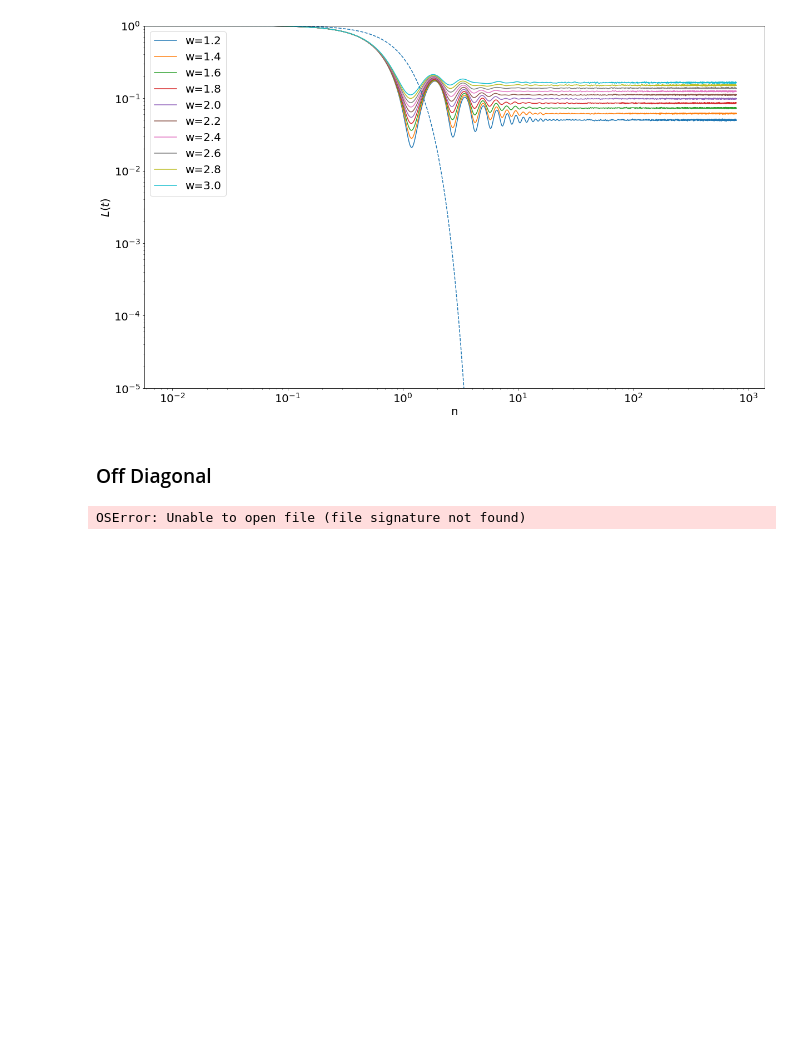
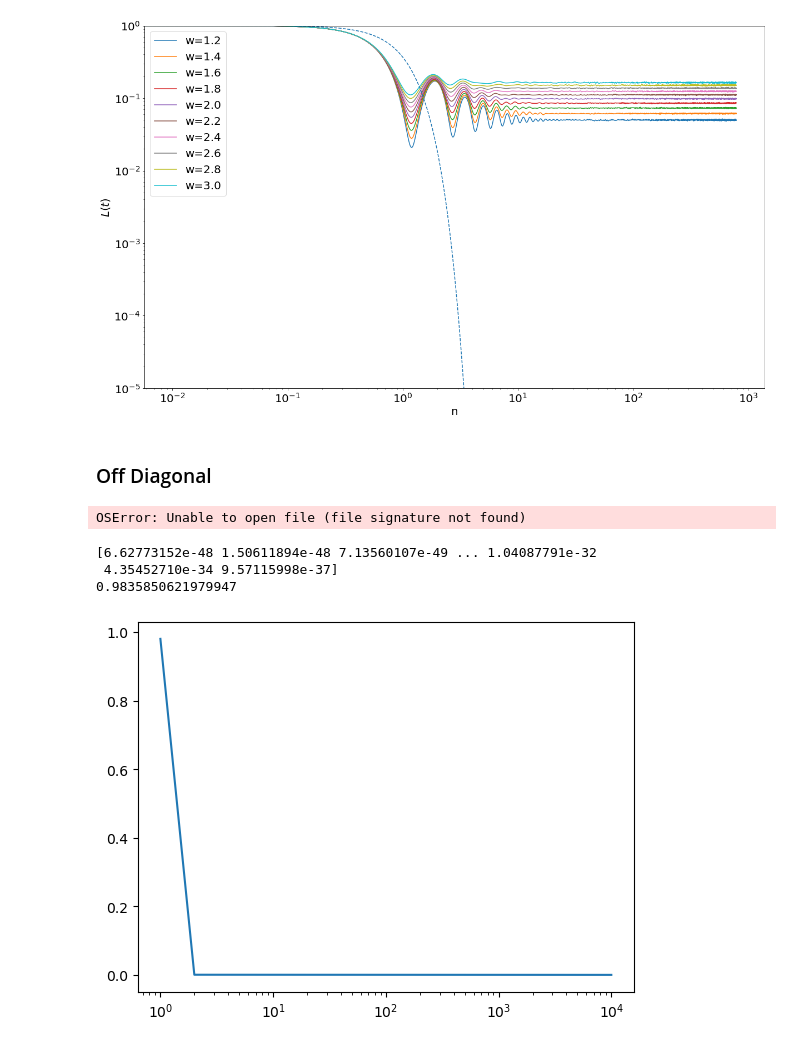
Before and after one commit to GOW7527/MSc-Project, a Jupyter notebook: Cluster/data_analysis.ipynb, the cells around one changed output. Saved outputs shown, nothing was run; the diff lists cells and outputs as text; code cells hidden in the pictures; blank space fills up the shorter version.

```diff
--- a/Cluster/data_analysis.ipynb
+++ b/Cluster/data_analysis.ipynb
@@ -186,3 +186,64 @@ for sd in SD:
     f.close
 # %% [output]
 OSError: Unable to open file (file signature not found)
+# %%
+#Anderson Model
+import numpy as np
+import matplotlib.pyplot as plt
+#Model
+class anderson():
+    def __init__(self,energy):
+        self.energy=energy
+        self.lattice_size=len(energy)
+        self.H=self.hamiltonian(energy)
+        self.Lambda,self.w=np.linalg.eigh(self.H)
+    def hamiltonian(self,energy):
+        I=np.ones(self.lattice_size-1)
+        H=np.diagflat(I,1)+np.diagflat(I,-1)+np.diagflat(energy)
+        H[self.lattice_size-1,0]=1
+        H[0,self.lattice_size-1]=1
+        return H
+    def loschmidt_amplitude(self,time_array):
+        eigenvalue_array=np.outer(time_array,self.Lambda)
+        eigenvalue_array=np.exp(-1j*eigenvalue_array,dtype=np.complex_)
+        eigenstate_vector=np.abs(self.w[0])**2
+        u=eigenvalue_array@eigenstate_vector
+        print(eigenstate_vector)
+        return u
+    def phi(self,amplitude):
+        n=len(amplitude)
+        phi=np.zeros(n,dtype=np.complex_)
+        phi[0]=amplitude[0]
+        for i in range(1,n):
+            inverse=amplitude[:i][::-1]
+            phi[i]=amplitude[i]-phi[:i]@inverse
+        return phi
+    def F_n(self,time_array):
+        amplitude=self.loschmidt_amplitude(time_array)
+        F=self.phi(amplitude)
+        return np.abs(np.array(F))**2
+#Running the script
+#Parameters for first detection time
+W=0.1
+sampling_rate=0.1
+sampling=10000
+#Time array
+time=np.zeros(sampling)
+elements=sampling_rate
+for i in range(sampling):
+    time[i]=elements
+    elements+=sampling_rate
+####
+lattice_size=int(2.5*sampling*sampling_rate)
+energy=np.random.uniform(-W/2,W/2,lattice_size)
+model=anderson(energy)
+F=model.F_n(time)
+print(np.sum(F))
+x=np.arange(1,sampling+1,1,dtype=np.float64)
+plt.plot(x,F)
+plt.xscale('log')
+# %% [output]
+[6.62773152e-48 1.50611894e-48 7.13560107e-49 ... 1.04087791e-32
+ 4.35452710e-34 9.57115998e-37]
+0.9835850621979947
+[figure, added]
```
Also changed, not shown: 15 other files.
